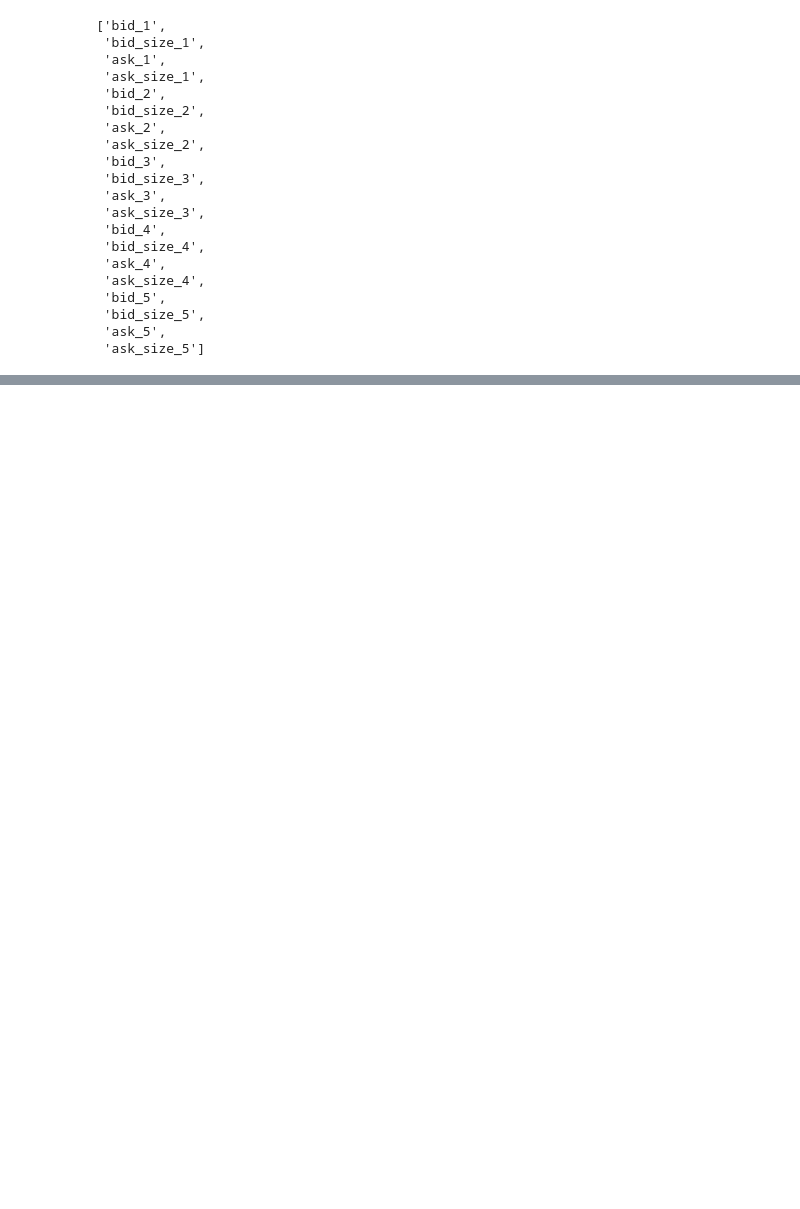
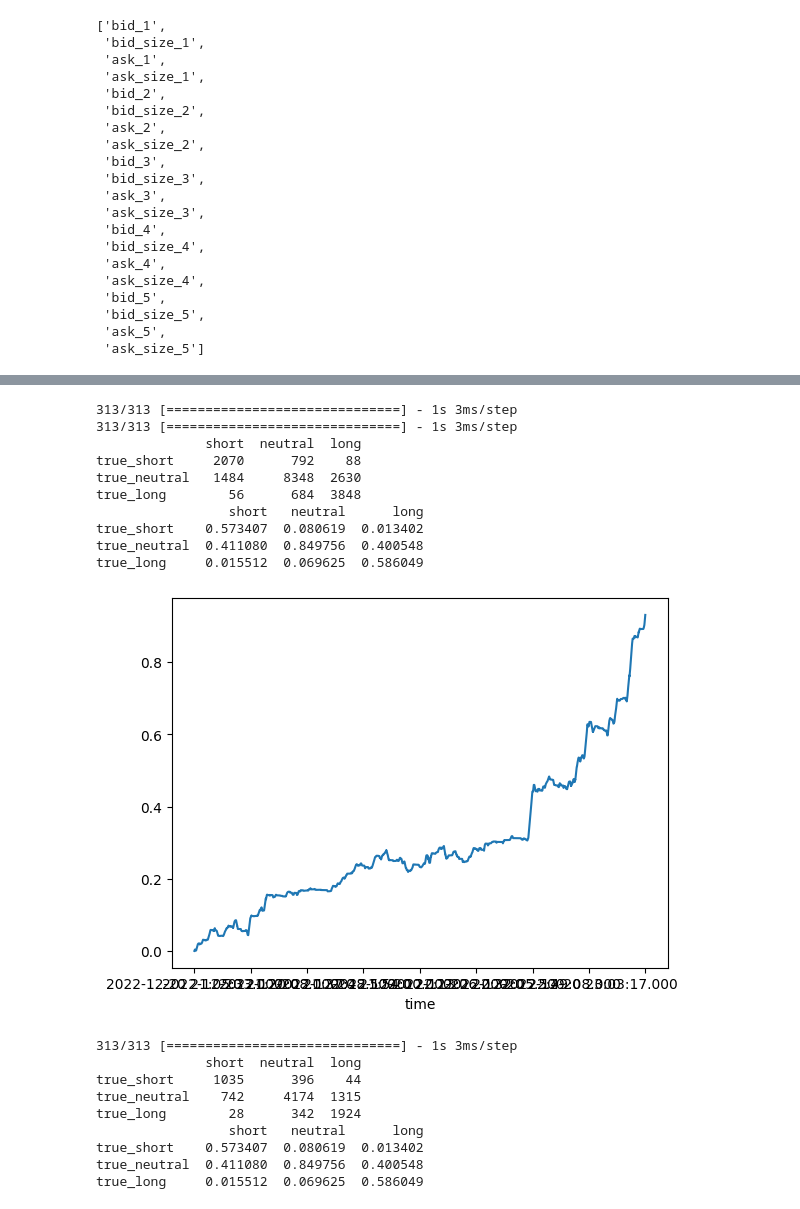
Before and after one commit to KurusuBlueCat/deep-lob, a Jupyter notebook: colab_notebook.ipynb, the cells around one changed output, grey strips where cells are left out. Drawn from its saved outputs; the diff is of its cells as text; code cells hidden in the pictures; blank space fills up the shorter version.

```diff
--- a/colab_notebook.ipynb
+++ b/colab_notebook.ipynb
@@ -594,27 +649,34 @@ class HyperParameters:
     seed: int = 420
     lr_decay: float = 0.95
     trim: str = 'both'
-    decay_steps: int = 2000
+    decay_steps: int = 512
     schematic: str = 'midnight_1'
     opt: str = 'Adam'
     replace: bool = False
     loss: str = 'ce'
-    training_week: int = 8
+    training_week: int = 2
     lob_unit : int = 16
     inception_unit : int = 16
     lstm_unit: int = 32
     trend_proportion: tuple = (0, 1/8, 1/8)
+    up_trend_day: int = 2
+    down_trend_day: int = 2
+    class_weight: tuple = field(default_factory=lambda : (1,1,1))
     min_proportion: bool = False
     randomize_neutral: bool = True
+    randomize_short: bool = True
+    randomize_long: bool = True
+    epsilon: float = 1.00000
     # skip_to = pd.Timestamp('2022-07-02 11:24:58.000') #use this to skip to the period we want
-    skip_to: str = '2022-11-01 00:00:00.000'
+    skip_to: str = '2022-12-01 00:00:00.000'
     # end = pd.Timestamp('2022-07-15 23:59:59.500') #use this to fix when to stop training
     end: str = '2023-03-01 00:00:00'
+    label_path: str = '1_min_tp4_sl2_10yuan_1delay_target'
 
 hp_list = [HyperParameters(**p) for p in p_grid]
 base_output_folder = f'{gdrive_data_folder}/output'
 
-run_prefix = 'subset_test'
+run_prefix = '1_min_tp4_sl2_overfitting_night_market_true_shuffle'
 
 model_dict = {}
 
@@ -654,8 +716,7 @@ def make_class(label, epsilon=1.0001):
     class_label[long_wins & (label['long_wealth'] > epsilon)] = 1
     class_label[~long_wins & (label['short_wealth'] > epsilon)] = -1
     class_label = class_label.dropna().astype(int)
-    output = pd.get_dummies(class_label, columns=['short', 'neutral', 'long']).astype(int)
-    output['short'] = 0
+    output = pd.get_dummies(class_label, columns=[-1, 0, 1]).astype(int)
     return output
 
 def proportion_by_date(chunk):
@@ -745,7 +806,7 @@ def setup_model(hp, callback_output_path):
         verbose=1,
         mode="auto",
         baseline=None,
-        restore_best_weights=True,
+        restore_best_weights=False,
     )
 
     # csv_logger = CSVLogger(fr'{base_output_folder}/callback_logs/{run_prefix}.csv')
@@ -764,7 +825,7 @@ def setup_model(hp, callback_output_path):
 
     model = model_maker(hp.lookback, len(hp.features), hp.lob_unit, hp.inception_unit, hp.lstm_unit)
 
-    model.compile(loss=loss_dict[hp.loss], optimizer=opt, metrics=[], weighted_metrics=[])
+    model.compile(loss=loss_dict[hp.loss](alpha=hp.class_weight), optimizer=opt, metrics=[], weighted_metrics=[])
 
     callback_list = [early_stopper, csv_logger]
 
@@ -773,8 +834,10 @@ def setup_model(hp, callback_output_path):
 def plot_pnl(output_list, sequence_list, chunk_list):
     wealth_factor_list = []
 
-    for sq, chunk in zip(sequence_list, chunk_list):
-        idx = sq.get_target_indices(0)
+    for i, (sq, chunk) in enumerate(zip(sequence_list, chunk_list)):
+        idx = []
+        for i in range(len(sq)):
+            idx.extend(list(sq.get_target_indices(i)))
         wealth_factor = chunk.label.reindex(idx)
         wealth_factor_list.append(wealth_factor)
 
@@ -822,7 +885,7 @@ def model_writer(input_str, file_handler):
         file_handler.writelines(l)
         file_handler.write('\n')
 
-def trend_index(short, neutral, long, chunk, random_neutral=True):
+def trend_index(short, neutral, long, chunk, random_short=True, random_neutral=True, random_long=True):
     is_up = chunk.label['long_wealth'].sort_values().dropna() > 1
     is_down = chunk.label['short_wealth'].sort_values().dropna() > 1
     sideways = chunk.label.dropna().sum(1).sort_values().loc[~(is_up | is_down)]
@@ -832,8 +895,15 @@ def trend_index(short, neutral, long, chunk, random_neutral=True):
     else:
         selected_side = sideways.iloc[:neutral].index
 
-    selected_up = is_up[is_up].iloc[is_up.sum()-long:].index
-    selected_down = is_down[is_down].iloc[is_down.sum()-short:].index
+    if random_short:
+        selected_down = np.random.choice(is_down[is_down].index, short, replace=False)
+    else:
+        selected_down = is_down[is_down].iloc[is_down.sum()-short:].index
+
+    if random_short:
+        selected_up = np.random.choice(is_up[is_up].index, long, replace=False)
+    else:
+        selected_up = is_up[is_up].iloc[is_up.sum()-long:].index
 
     return pd.Index(np.hstack([selected_side, selected_up, selected_down])).sort_values()
 # %%
@@ -951,0 +1059,25 @@ validation = stride_data.CombinedSequence(*validation_list, shuffle=False)
+# %%
+is_wealth_df = plot_save_pnl(in_sample_list, chunk_list, count_str, prefix='in_sample', save=False)
+wealth_df = plot_save_pnl(validation_list, [night_val_chunk], count_str, prefix='validation', save=False)
+# plot_save_pnl(sub_validation_list, [morning_val_chunk, afternoon_val_chunk, night_val_chunk], count_str, prefix='sub_validation', save=False)
+# %% [output]
+313/313 [==============================] - 1s 3ms/step
+313/313 [==============================] - 1s 3ms/step
+              short  neutral  long
+true_short     2070      792    88
+true_neutral   1484     8348  2630
+true_long        56      684  3848
+                 short   neutral      long
+true_short    0.573407  0.080619  0.013402
+true_neutral  0.411080  0.849756  0.400548
+true_long     0.015512  0.069625  0.586049
+[figure, added]
+313/313 [==============================] - 1s 3ms/step
+              short  neutral  long
+true_short     1035      396    44
+true_neutral    742     4174  1315
+true_long        28      342  1924
+                 short   neutral      long
+true_short    0.573407  0.080619  0.013402
+true_neutral  0.411080  0.849756  0.400548
+true_long     0.015512  0.069625  0.586049
```
Also changed, not shown: parts of 15 cells of this notebook.
